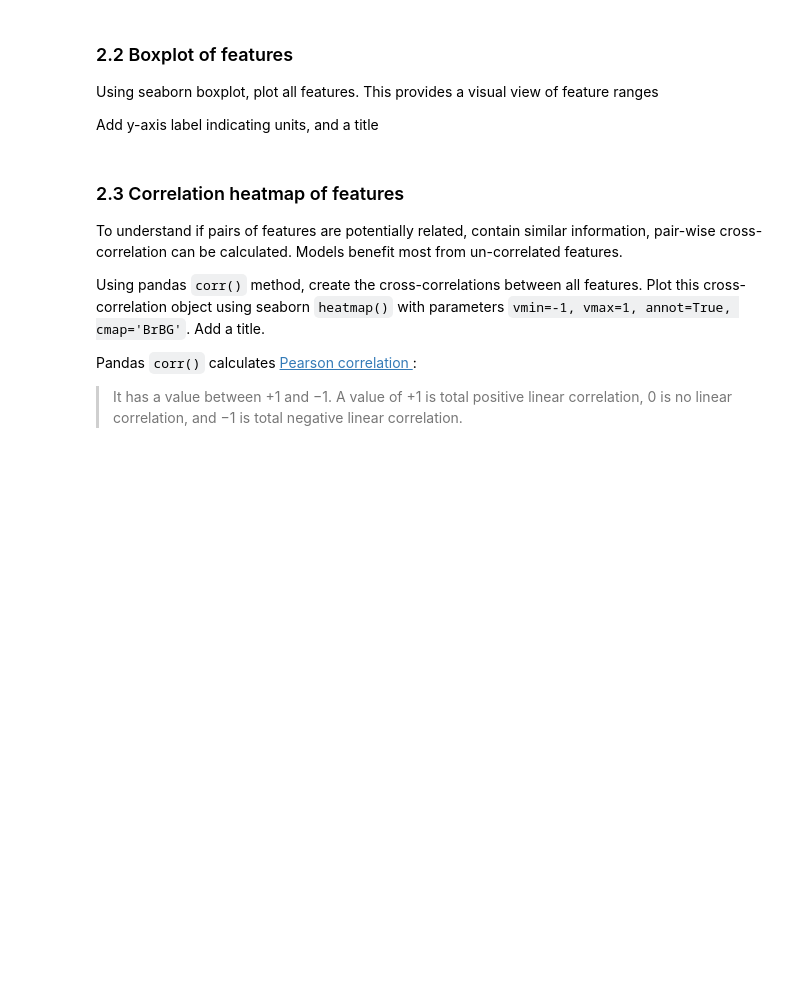
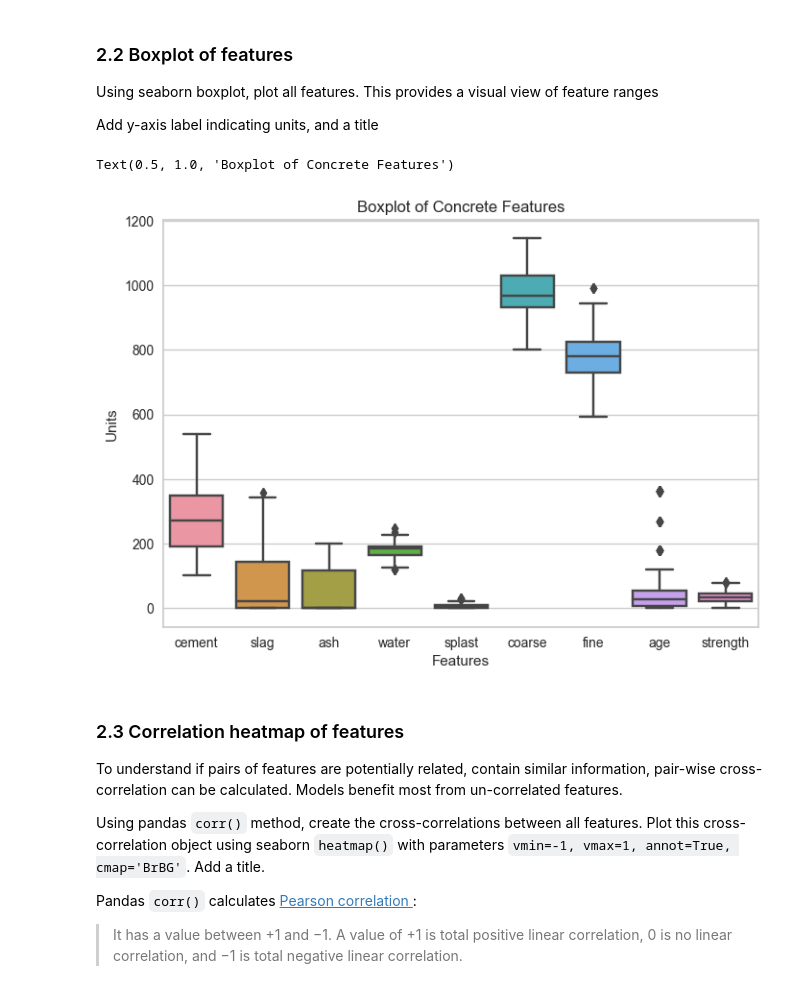
Before and after one commit to SMRain10/ml_lab2, a Jupyter notebook: lab2.ipynb, the cells around one changed output. Saved outputs shown, nothing was run; the diff lists cells and outputs as text; code cells hidden in the pictures; blank space fills up the shorter version.

```diff
--- a/lab2.ipynb
+++ b/lab2.ipynb
@@ -80,3 +80,9 @@ Load the concrete data set into feature matrix `X` and target vector `y`
 Print dimensions and type of `X`, `y`
 # %%
 #TODO: Load feature matrix X and target vector y, print shapes
+conc_df = conc.to_dataframe()
+X = conc_df.drop(columns = "strength")
+y = conc_df["strength"]
+
+print(X.shape)
+print(y.shape)
@@ -99,3 +120,13 @@ Add y-axis label indicating units, and a title
+# %%
+#TODO: add boxplot of features
+fig, ax = plt.subplots()
+sns.boxplot(data=conc_df, ax = ax)
+ax.set_ylabel("Units")
+ax.set_xlabel("Features")
+ax.set_title("Boxplot of Concrete Features")
+# %% [output]
+Text(0.5, 1.0, 'Boxplot of Concrete Features')
+[figure, added]
 # %% [markdown]
 ### 2.3 Correlation heatmap of features
 
```
Also changed, not shown: parts of 6 cells of this notebook.
